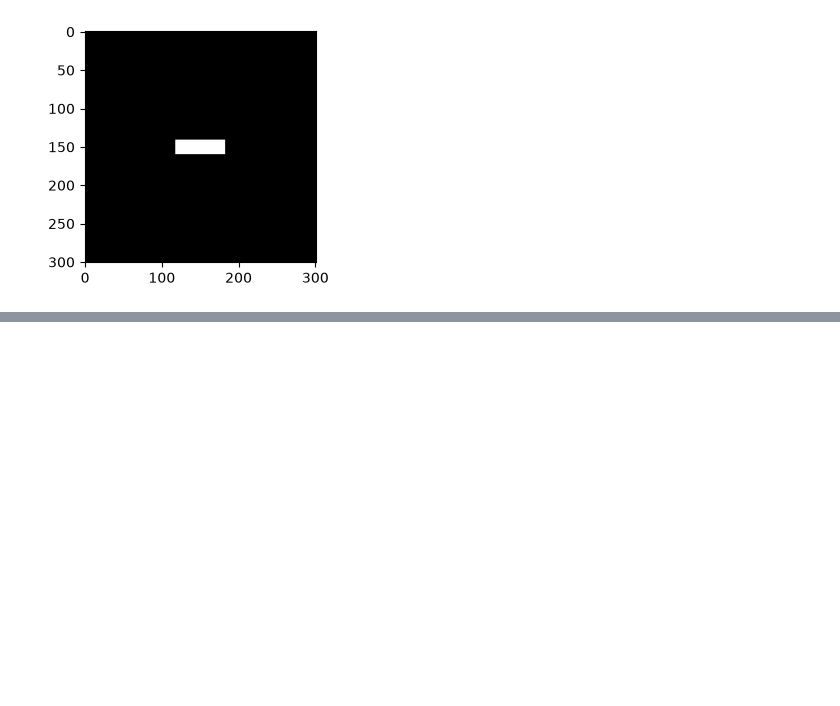
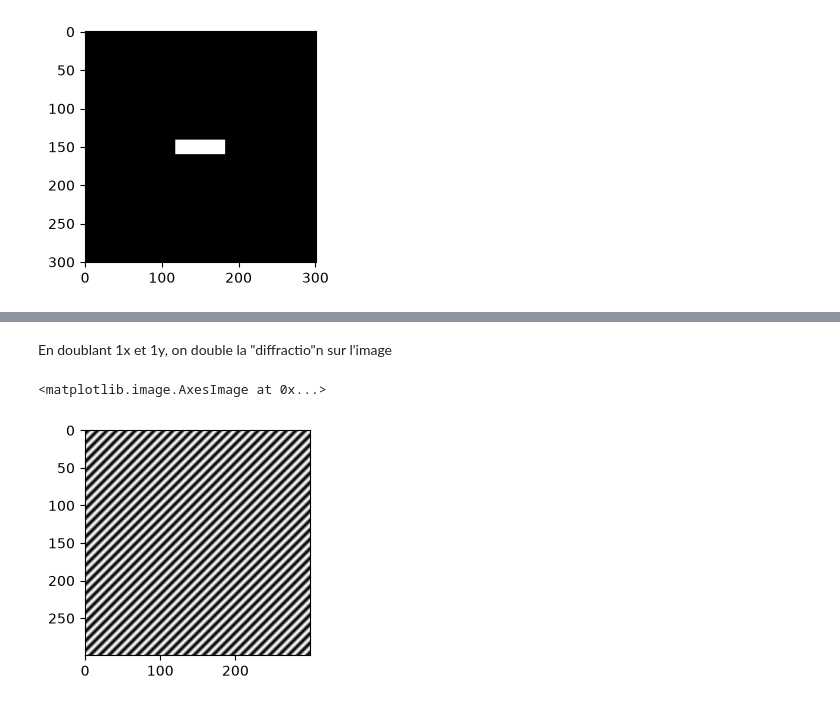
Before and after one commit to Eoleefe/TP1-M-ANA, a Jupyter notebook: Exo10.ipynb, the cells around one changed output, grey strips where cells are left out. Cells and saved outputs as stored; diff of their text form; code cells hidden in the pictures; blank space fills up the shorter version.

```diff
--- a/Exo10.ipynb
+++ b/Exo10.ipynb
@@ -45,0 +150,12 @@ plt.imshow(P, cmap='gray')
+# %% [markdown]
+En doublant 1x et 1y, on double la "diffractio"n sur l'image
+# %%
+plt.figure(3)
+n, m = 300, 300
+x, y = np.meshgrid(np.arange(1, n+1), np.arange(1, m+1))
+M4 = np.cos( 0.5*x + 0.5* y)
+plt.subplot(1, 2, 1)
+plt.imshow(M4, cmap='gray')
+# %% [output]
+<matplotlib.image.AxesImage at 0x...>
+[figure, added]
```
Also changed, not shown: parts of 9 cells of this notebook, 1 other file.
